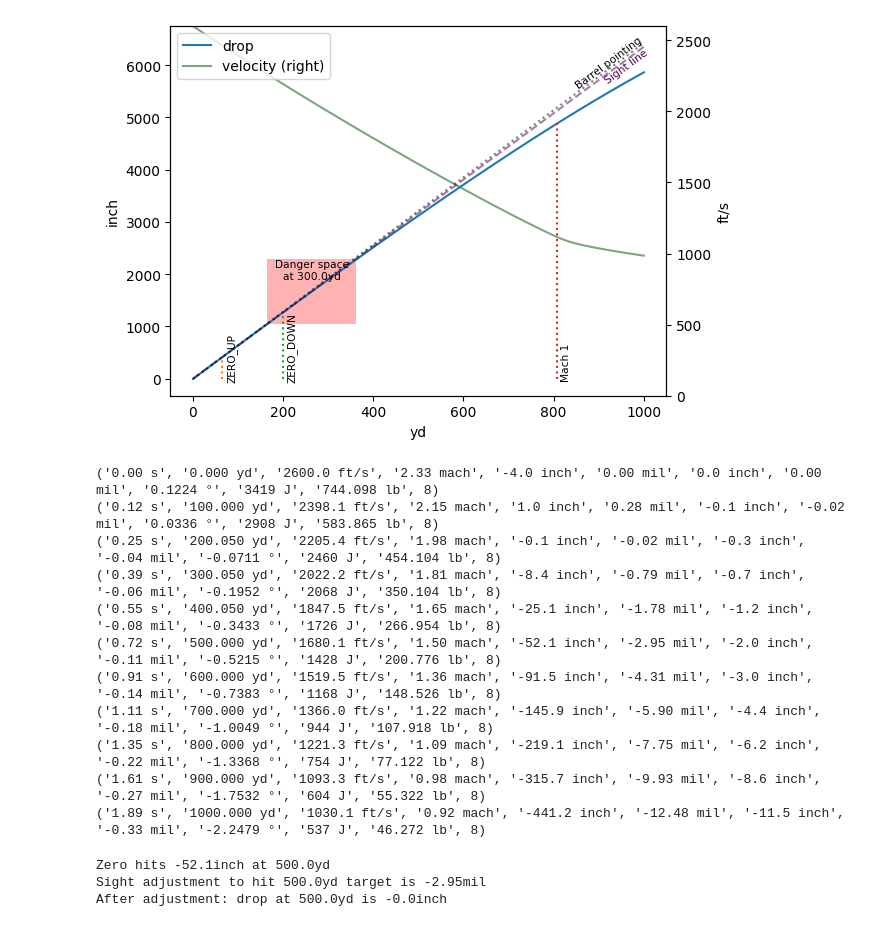
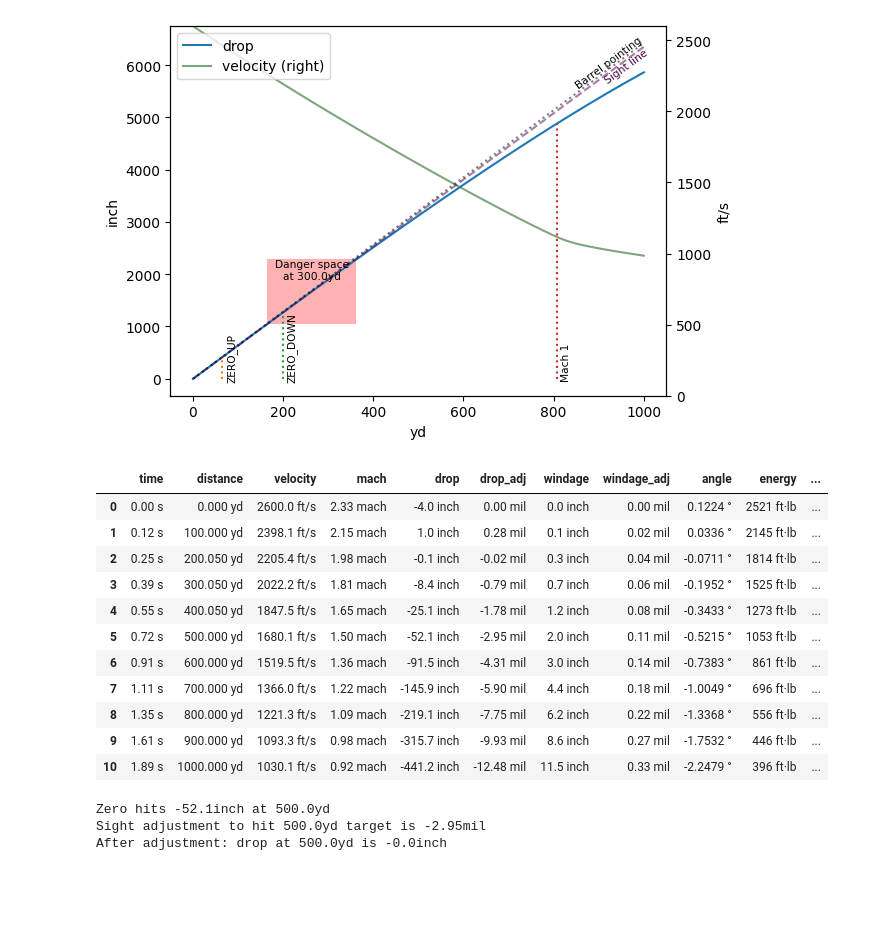
Before and after one commit to o-murphy/py-ballisticcalc, a Jupyter notebook: Example.ipynb, the cells around one changed output. Cells and saved outputs as stored; diff of their text form; code cells hidden in the pictures; blank space fills up the shorter version.

```diff
--- a/Example.ipynb
+++ b/Example.ipynb
@@ -80,21 +78,24 @@ shot_result.dataframe.to_clipboard()
 # %%
 # Now shooter prints range card for this new zero
 zero.look_angle = 0
 shot_result = calc.fire(zero, trajectory_range=1000)
-for p in shot_result:
-    print(p.formatted())
+# for p in shot_result:
+#     print(p.formatted())
+shot_result.dataframe().to_clipboard()
+shot_result.dataframe(True)
 # %% [output]
-('0.00 s', '0.000 yd', '2600.0 ft/s', '2.33 mach', '-4.0 inch', '0.00 mil', '0.0 inch', '0.00 mil', '0.1224 °', '3419 J', '744.098 lb', 8)
-('0.12 s', '100.000 yd', '2398.1 ft/s', '2.15 mach', '1.0 inch', '0.28 mil', '-0.1 inch', '-0.02 mil', '0.0336 °', '2908 J', '583.865 lb', 8)
-('0.25 s', '200.050 yd', '2205.4 ft/s', '1.98 mach', '-0.1 inch', '-0.02 mil', '-0.3 inch', '-0.04 mil', '-0.0711 °', '2460 J', '454.104 lb', 8)
-('0.39 s', '300.050 yd', '2022.2 ft/s', '1.81 mach', '-8.4 inch', '-0.79 mil', '-0.7 inch', '-0.06 mil', '-0.1952 °', '2068 J', '350.104 lb', 8)
-('0.55 s', '400.050 yd', '1847.5 ft/s', '1.65 mach', '-25.1 inch', '-1.78 mil', '-1.2 inch', '-0.08 mil', '-0.3433 °', '1726 J', '266.954 lb', 8)
-('0.72 s', '500.000 yd', '1680.1 ft/s', '1.50 mach', '-52.1 inch', '-2.95 mil', '-2.0 inch', '-0.11 mil', '-0.5215 °', '1428 J', '200.776 lb', 8)
-('0.91 s', '600.000 yd', '1519.5 ft/s', '1.36 mach', '-91.5 inch', '-4.31 mil', '-3.0 inch', '-0.14 mil', '-0.7383 °', '1168 J', '148.526 lb', 8)
-('1.11 s', '700.000 yd', '1366.0 ft/s', '1.22 mach', '-145.9 inch', '-5.90 mil', '-4.4 inch', '-0.18 mil', '-1.0049 °', '944 J', '107.918 lb', 8)
-('1.35 s', '800.000 yd', '1221.3 ft/s', '1.09 mach', '-219.1 inch', '-7.75 mil', '-6.2 inch', '-0.22 mil', '-1.3368 °', '754 J', '77.122 lb', 8)
-('1.61 s', '900.000 yd', '1093.3 ft/s', '0.98 mach', '-315.7 inch', '-9.93 mil', '-8.6 inch', '-0.27 mil', '-1.7532 °', '604 J', '55.322 lb', 8)
-('1.89 s', '1000.000 yd', '1030.1 ft/s', '0.92 mach', '-441.2 inch', '-12.48 mil', '-11.5 inch', '-0.33 mil', '-2.2479 °', '537 J', '46.272 lb', 8)
+|  | time | distance | velocity | mach | drop | drop_adj | windage | windage_adj | angle | energy | ... |
+| 0 | 0.00 s | 0.000 yd | 2600.0 ft/s | 2.33 mach | -4.0 inch | 0.00 mil | 0.0 inch | 0.00 mil | 0.1224 ° | 2521 ft·lb | ... |
+| 1 | 0.12 s | 100.000 yd | 2398.1 ft/s | 2.15 mach | 1.0 inch | 0.28 mil | 0.1 inch | 0.02 mil | 0.0336 ° | 2145 ft·lb | ... |
+| 2 | 0.25 s | 200.050 yd | 2205.4 ft/s | 1.98 mach | -0.1 inch | -0.02 mil | 0.3 inch | 0.04 mil | -0.0711 ° | 1814 ft·lb | ... |
+| 3 | 0.39 s | 300.050 yd | 2022.2 ft/s | 1.81 mach | -8.4 inch | -0.79 mil | 0.7 inch | 0.06 mil | -0.1952 ° | 1525 ft·lb | ... |
+| 4 | 0.55 s | 400.050 yd | 1847.5 ft/s | 1.65 mach | -25.1 inch | -1.78 mil | 1.2 inch | 0.08 mil | -0.3433 ° | 1273 ft·lb | ... |
+| 5 | 0.72 s | 500.000 yd | 1680.1 ft/s | 1.50 mach | -52.1 inch | -2.95 mil | 2.0 inch | 0.11 mil | -0.5215 ° | 1053 ft·lb | ... |
+| 6 | 0.91 s | 600.000 yd | 1519.5 ft/s | 1.36 mach | -91.5 inch | -4.31 mil | 3.0 inch | 0.14 mil | -0.7383 ° | 861 ft·lb | ... |
+| 7 | 1.11 s | 700.000 yd | 1366.0 ft/s | 1.22 mach | -145.9 inch | -5.90 mil | 4.4 inch | 0.18 mil | -1.0049 ° | 696 ft·lb | ... |
+| 8 | 1.35 s | 800.000 yd | 1221.3 ft/s | 1.09 mach | -219.1 inch | -7.75 mil | 6.2 inch | 0.22 mil | -1.3368 ° | 556 ft·lb | ... |
+| 9 | 1.61 s | 900.000 yd | 1093.3 ft/s | 0.98 mach | -315.7 inch | -9.93 mil | 8.6 inch | 0.27 mil | -1.7532 ° | 446 ft·lb | ... |
+| 10 | 1.89 s | 1000.000 yd | 1030.1 ft/s | 0.92 mach | -441.2 inch | -12.48 mil | 11.5 inch | 0.33 mil | -2.2479 ° | 396 ft·lb | ... |
 # %%
 # Now shooter is looking at a 500 yard target:
 print(f'Zero hits {shot_result.trajectory[5].drop << Set.Units.drop} at {(shot_result.trajectory[5].distance << Set.Units.distance)}')
```
Also changed, not shown: parts of 2 cells of this notebook, 8 other files.
